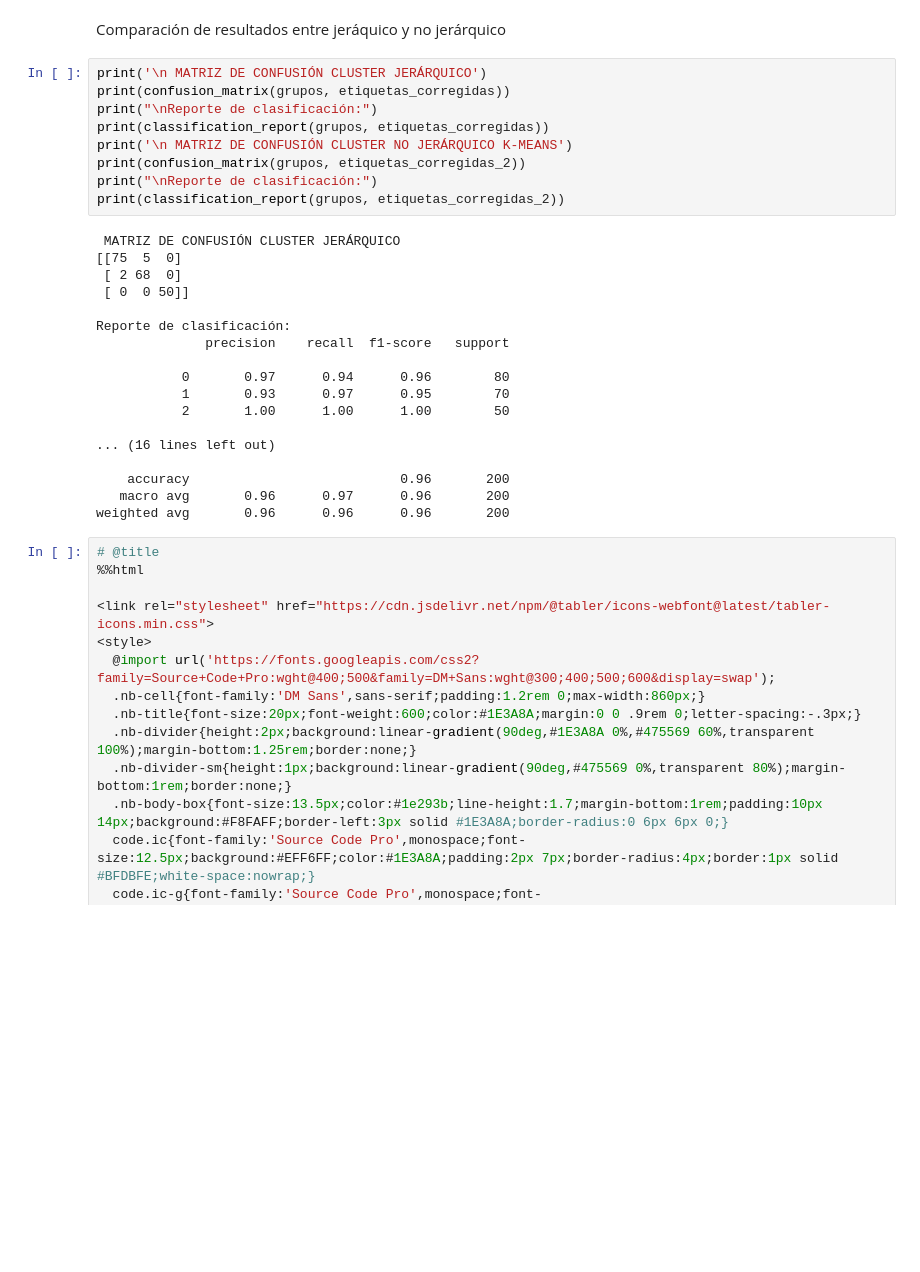
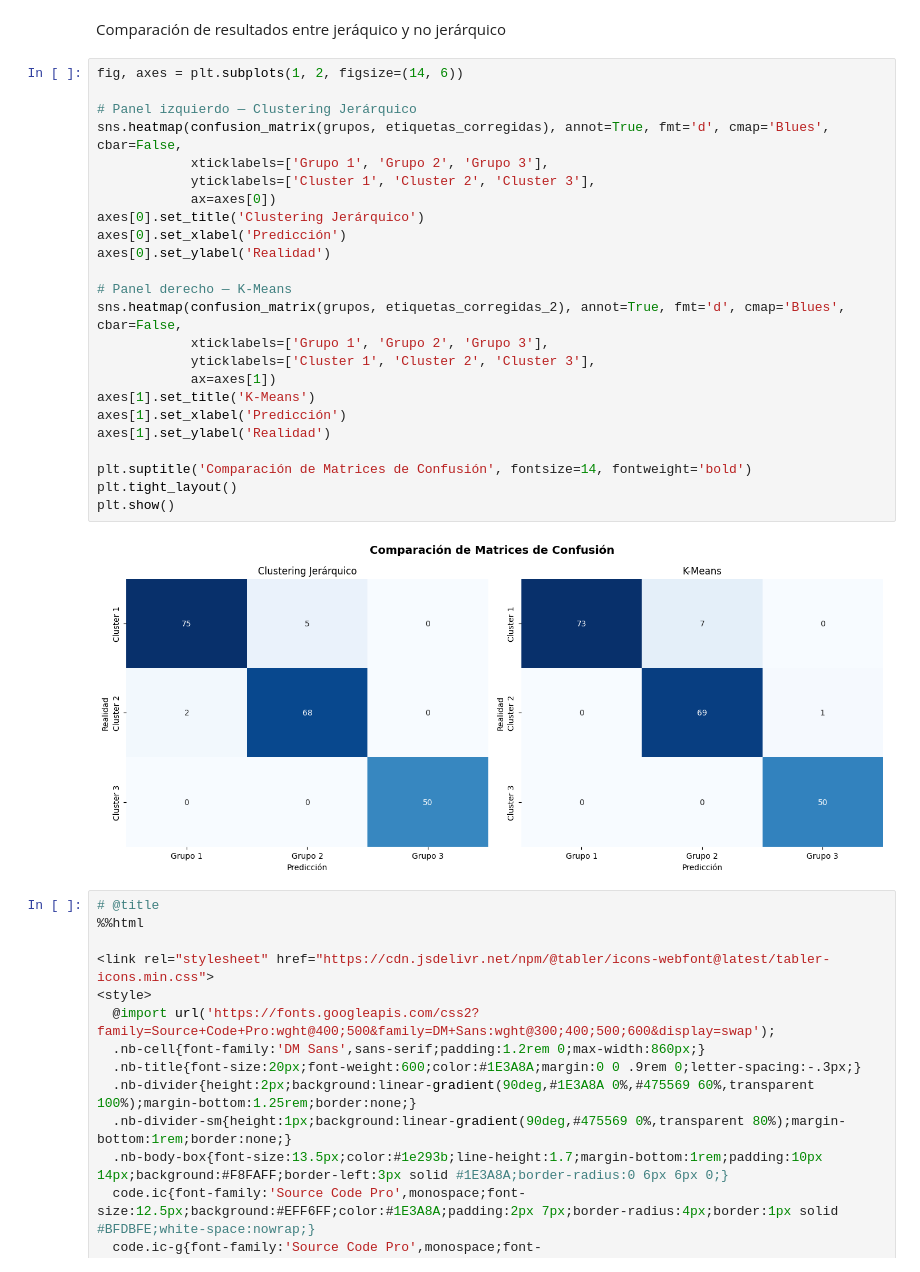
Before and after one commit to ednavivianasegura/Plan_de_Formacion_PDI_PAS_2026, a Jupyter notebook: Mod_2_28052026/07_ModelosNoSupervisados.ipynb, the cells around one changed output. Saved outputs shown, nothing was run; the diff lists cells and outputs as text; blank space fills up the shorter version.

```diff
--- a/Mod_2_28052026/07_ModelosNoSupervisados.ipynb
+++ b/Mod_2_28052026/07_ModelosNoSupervisados.ipynb
@@ -2648,32 +1280,31 @@ weighted avg       0.96      0.96      0.96       200
 # %% [markdown]
 Comparación de resultados entre jeráquico y no jerárquico
-# %%
-print('\n MATRIZ DE CONFUSIÓN CLUSTER JERÁRQUICO')
-print(confusion_matrix(grupos, etiquetas_corregidas))
-print("\nReporte de clasificación:")
-print(classification_report(grupos, etiquetas_corregidas))
-print('\n MATRIZ DE CONFUSIÓN CLUSTER NO JERÁRQUICO K-MEANS')
-print(confusion_matrix(grupos, etiquetas_corregidas_2))
-print("\nReporte de clasificación:")
-print(classification_report(grupos, etiquetas_corregidas_2))
-# %% [output]
- MATRIZ DE CONFUSIÓN CLUSTER JERÁRQUICO
-[[75  5  0]
- [ 2 68  0]
- [ 0  0 50]]
-
-Reporte de clasificación:
-              precision    recall  f1-score   support
-
-           0       0.97      0.94      0.96        80
-           1       0.93      0.97      0.95        70
-           2       1.00      1.00      1.00        50
-
-... (16 lines left out)
-
-    accuracy                           0.96       200
-   macro avg       0.96      0.97      0.96       200
-weighted avg       0.96      0.96      0.96       200
+# %%
+fig, axes = plt.subplots(1, 2, figsize=(14, 6))
+
+# Panel izquierdo — Clustering Jerárquico
+sns.heatmap(confusion_matrix(grupos, etiquetas_corregidas), annot=True, fmt='d', cmap='Blues', cbar=False,
+            xticklabels=['Grupo 1', 'Grupo 2', 'Grupo 3'],
+            yticklabels=['Cluster 1', 'Cluster 2', 'Cluster 3'],
+            ax=axes[0])
+axes[0].set_title('Clustering Jerárquico')
+axes[0].set_xlabel('Predicción')
+axes[0].set_ylabel('Realidad')
+
+# Panel derecho — K-Means
+sns.heatmap(confusion_matrix(grupos, etiquetas_corregidas_2), annot=True, fmt='d', cmap='Blues', cbar=False,
+            xticklabels=['Grupo 1', 'Grupo 2', 'Grupo 3'],
+            yticklabels=['Cluster 1', 'Cluster 2', 'Cluster 3'],
+            ax=axes[1])
+axes[1].set_title('K-Means')
+axes[1].set_xlabel('Predicción')
+axes[1].set_ylabel('Realidad')
+
+plt.suptitle('Comparación de Matrices de Confusión', fontsize=14, fontweight='bold')
+plt.tight_layout()
+plt.show()
+# %% [output]
+[figure, added]
 # %%
 # @title
 %%html
```
Also changed, not shown: parts of 25 cells of this notebook.
